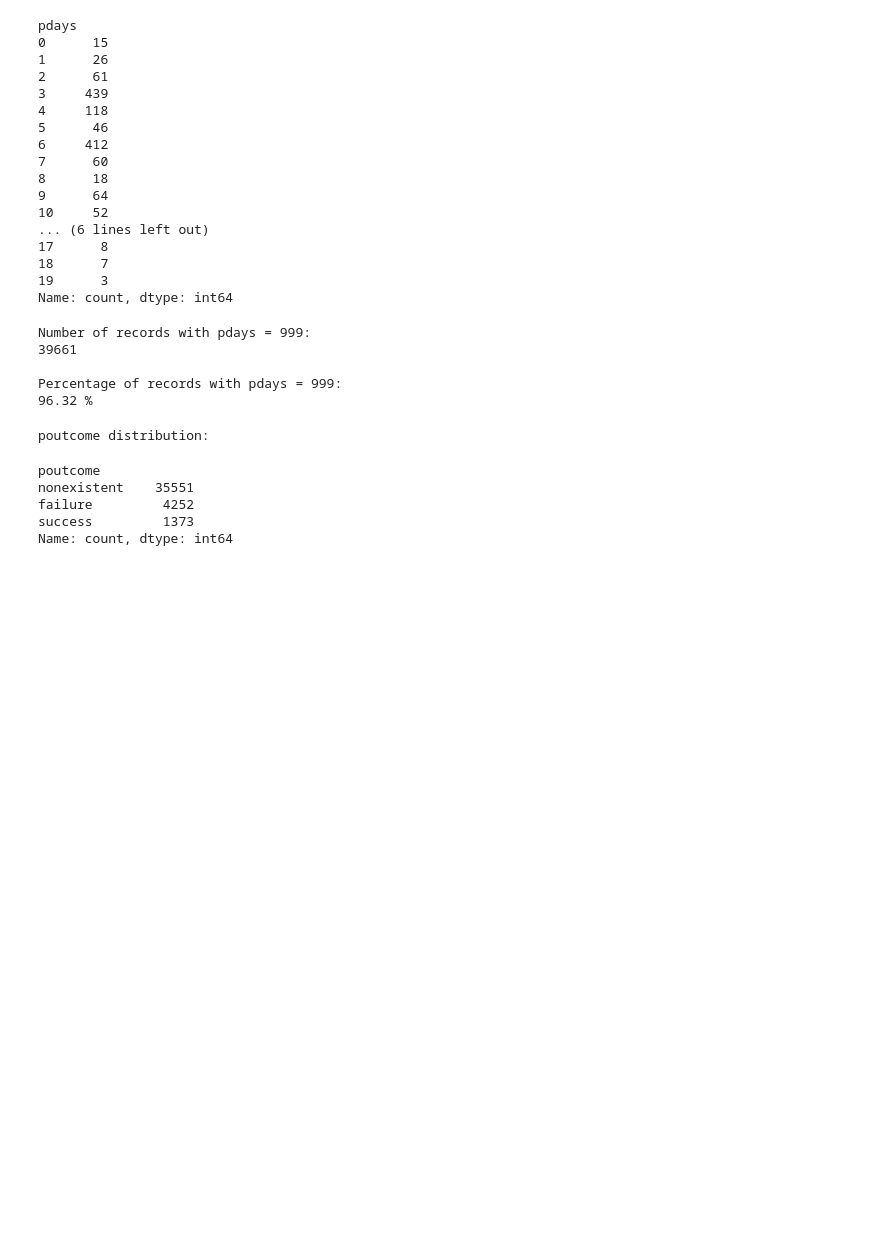
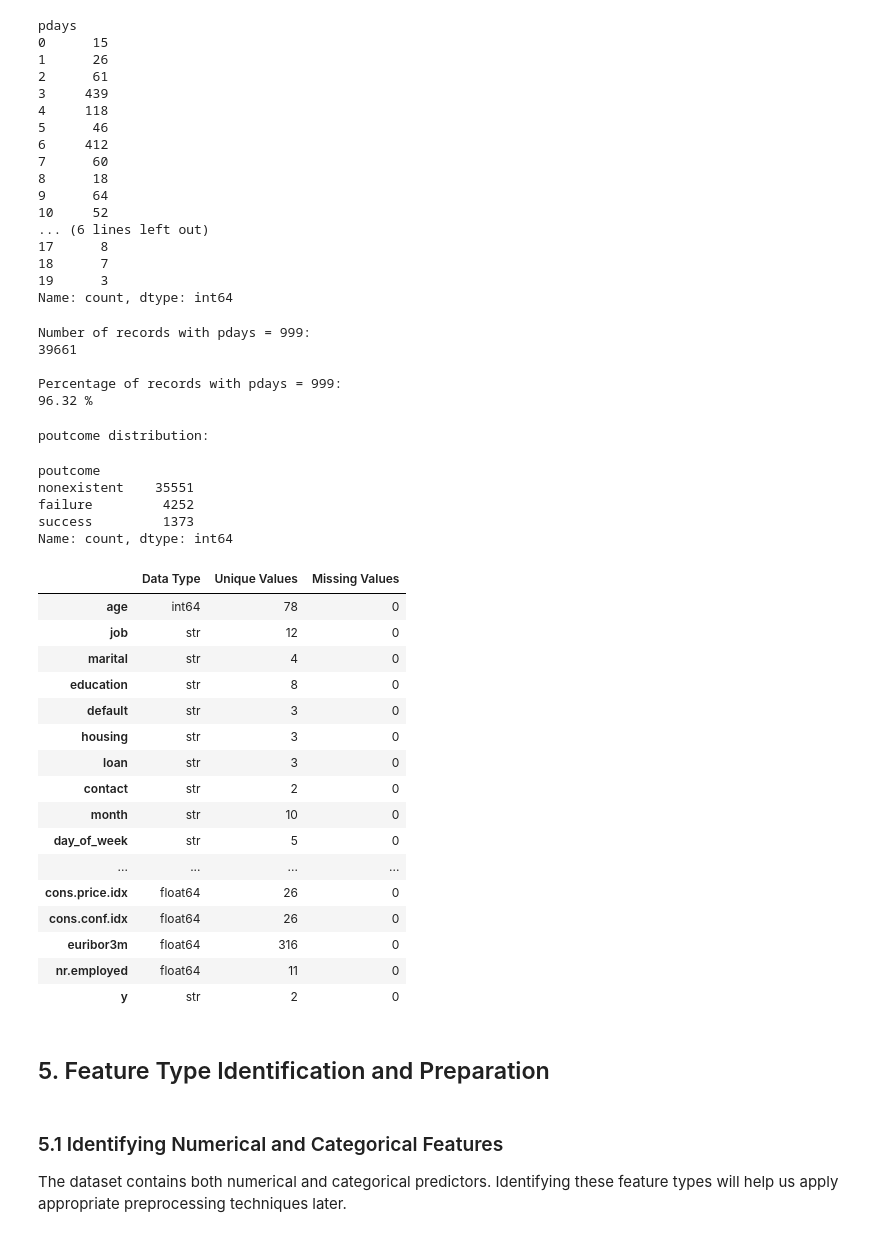
Before and after one commit to pulkitn-analytics/bank-term-deposit-prediction, a Jupyter notebook: notebooks/03_preprocessing.ipynb, the cells around one changed output. Cells and saved outputs as stored; diff of their text form; code cells hidden in the pictures; blank space fills up the shorter version.

Commit message:
feat: complete data preprocessing and feature engineering

```diff
--- a/notebooks/03_preprocessing.ipynb
+++ b/notebooks/03_preprocessing.ipynb
@@ -346,3 +346,37 @@ nonexistent    35551
 failure         4252
 success         1373
 Name: count, dtype: int64
+# %%
+feature_summary = pd.DataFrame({
+    "Data Type": df_work.dtypes.astype(str),
+    "Unique Values": df_work.nunique(),
+    "Missing Values": df_work.isnull().sum()
+})
+
+display(feature_summary)
+# %% [output]
+|  | Data Type | Unique Values | Missing Values |
+| age | int64 | 78 | 0 |
+| job | str | 12 | 0 |
+| marital | str | 4 | 0 |
+| education | str | 8 | 0 |
+| default | str | 3 | 0 |
+| housing | str | 3 | 0 |
+| loan | str | 3 | 0 |
+| contact | str | 2 | 0 |
+| month | str | 10 | 0 |
+| day_of_week | str | 5 | 0 |
+| ... | ... | ... | ... |
+| cons.price.idx | float64 | 26 | 0 |
+| cons.conf.idx | float64 | 26 | 0 |
+| euribor3m | float64 | 316 | 0 |
+| nr.employed | float64 | 11 | 0 |
+| y | str | 2 | 0 |
+# %% [markdown]
+## 5. Feature Type Identification and Preparation
+# %% [markdown]
+### 5.1 Identifying Numerical and Categorical Features
+
+The dataset contains both numerical and categorical predictors.
+Identifying these feature types will help us apply appropriate
+preprocessing techniques later.
```
Also changed, not shown: parts of 32 cells of this notebook.
